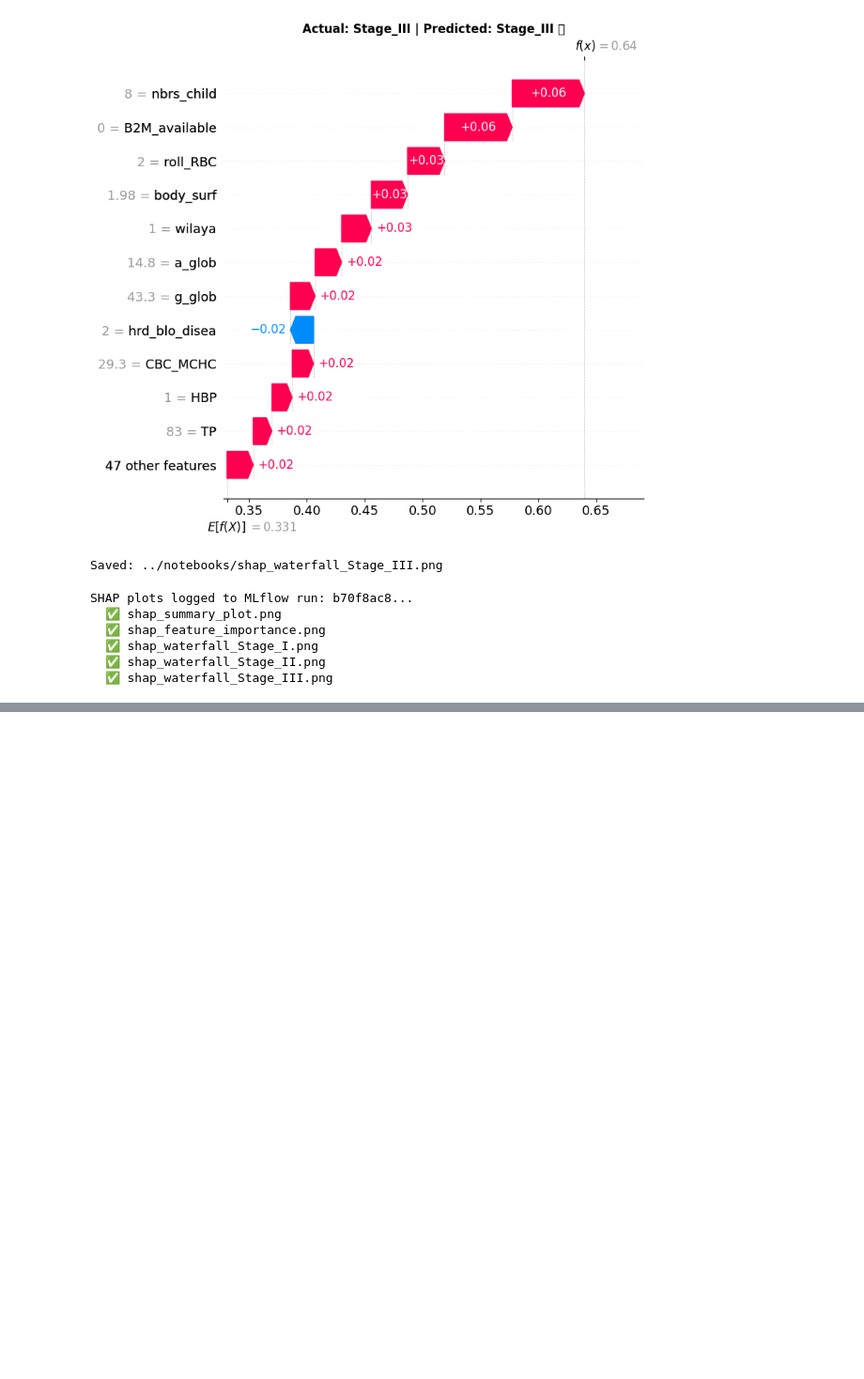
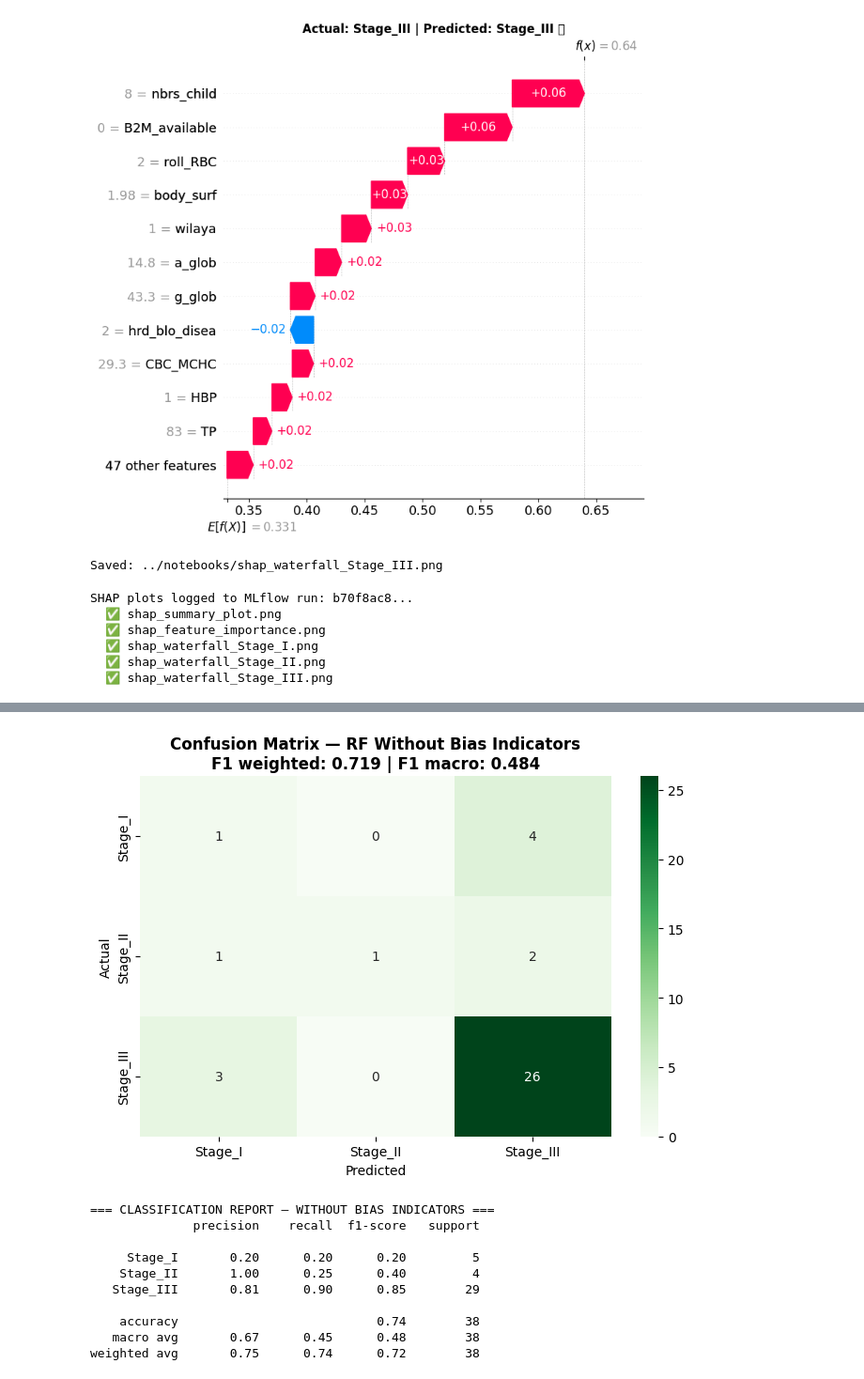
Before and after one commit to miguelm71/myeloma-explainability, a Jupyter notebook: notebooks/03_explainability.ipynb, the cells around one changed output, grey strips where cells are left out. Shown at 94% size. Drawn from its saved outputs; the diff is of its cells as text; code cells hidden in the pictures; blank space fills up the shorter version.

```diff
--- a/notebooks/03_explainability.ipynb
+++ b/notebooks/03_explainability.ipynb
@@ -308,0 +415,38 @@ SHAP plots logged to MLflow run: b70f8ac8...
+# %%
+# =============================================================================
+# CONFUSION MATRIX — MODEL WITHOUT BIAS INDICATORS
+# =============================================================================
+
+from sklearn.metrics import confusion_matrix, classification_report
+import seaborn as sns
+import matplotlib.pyplot as plt
+
+plt.close('all')
+
+fig, ax = plt.subplots(figsize=(7, 5))
+cm_nobias = confusion_matrix(y_test_nb, y_pred_nobias)
+sns.heatmap(cm_nobias, annot=True, fmt='d', cmap='Greens',
+            xticklabels=le_target.classes_,
+            yticklabels=le_target.classes_, ax=ax)
+ax.set_title('Confusion Matrix — RF Without Bias Indicators\nF1 weighted: 0.719 | F1 macro: 0.484',
+             fontweight='bold')
+ax.set_xlabel('Predicted')
+ax.set_ylabel('Actual')
+plt.tight_layout()
+plt.savefig('../notebooks/confusion_matrix_nobias.png', dpi=150)
+plt.show()
+
+print("\n=== CLASSIFICATION REPORT — WITHOUT BIAS INDICATORS ===")
+print(classification_report(y_test_nb, y_pred_nobias, target_names=le_target.classes_))
+# %% [output]
+[figure, added]
+=== CLASSIFICATION REPORT — WITHOUT BIAS INDICATORS ===
+              precision    recall  f1-score   support
+
+     Stage_I       0.20      0.20      0.20         5
+    Stage_II       1.00      0.25      0.40         4
+   Stage_III       0.81      0.90      0.85        29
+
+    accuracy                           0.74        38
+   macro avg       0.67      0.45      0.48        38
+weighted avg       0.75      0.74      0.72        38
```
Also changed, not shown: parts of 4 cells of this notebook, 7 other files.
